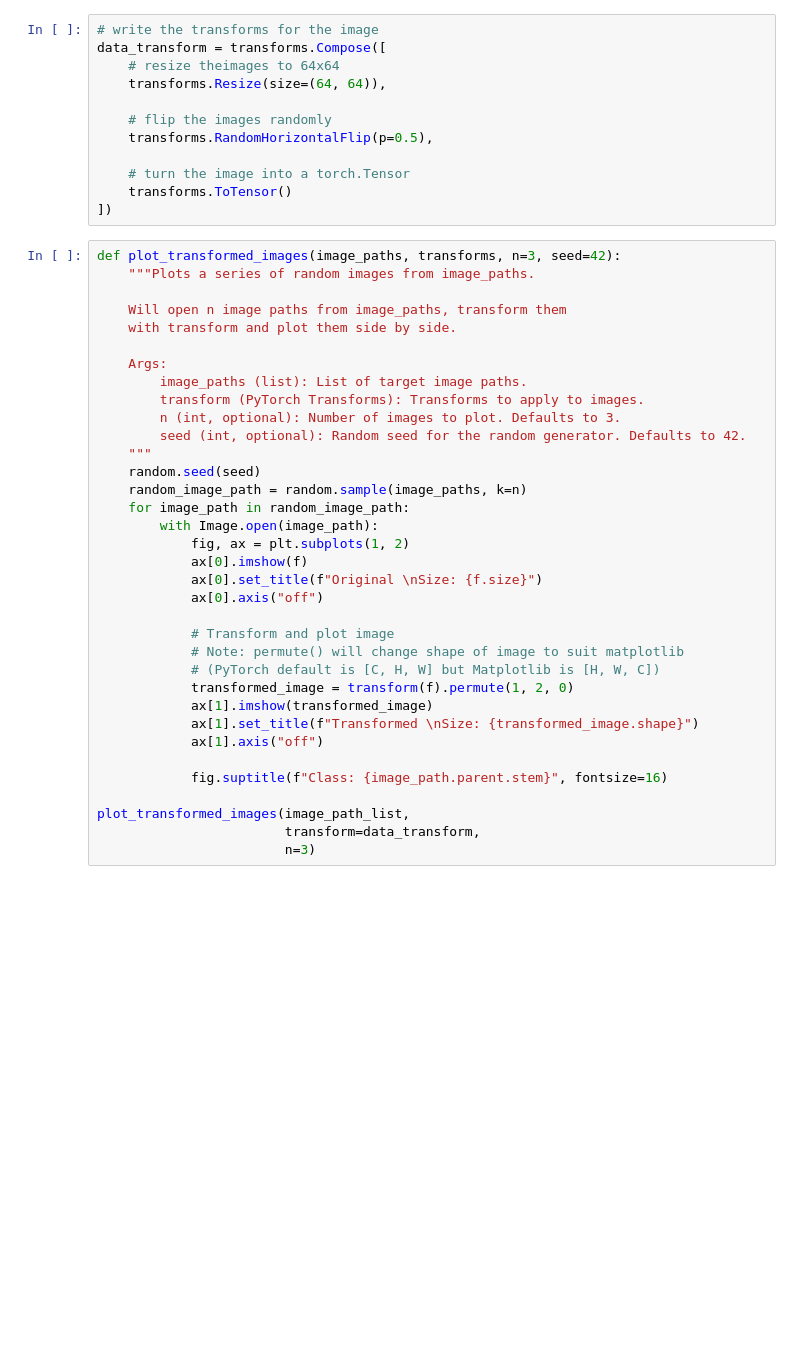
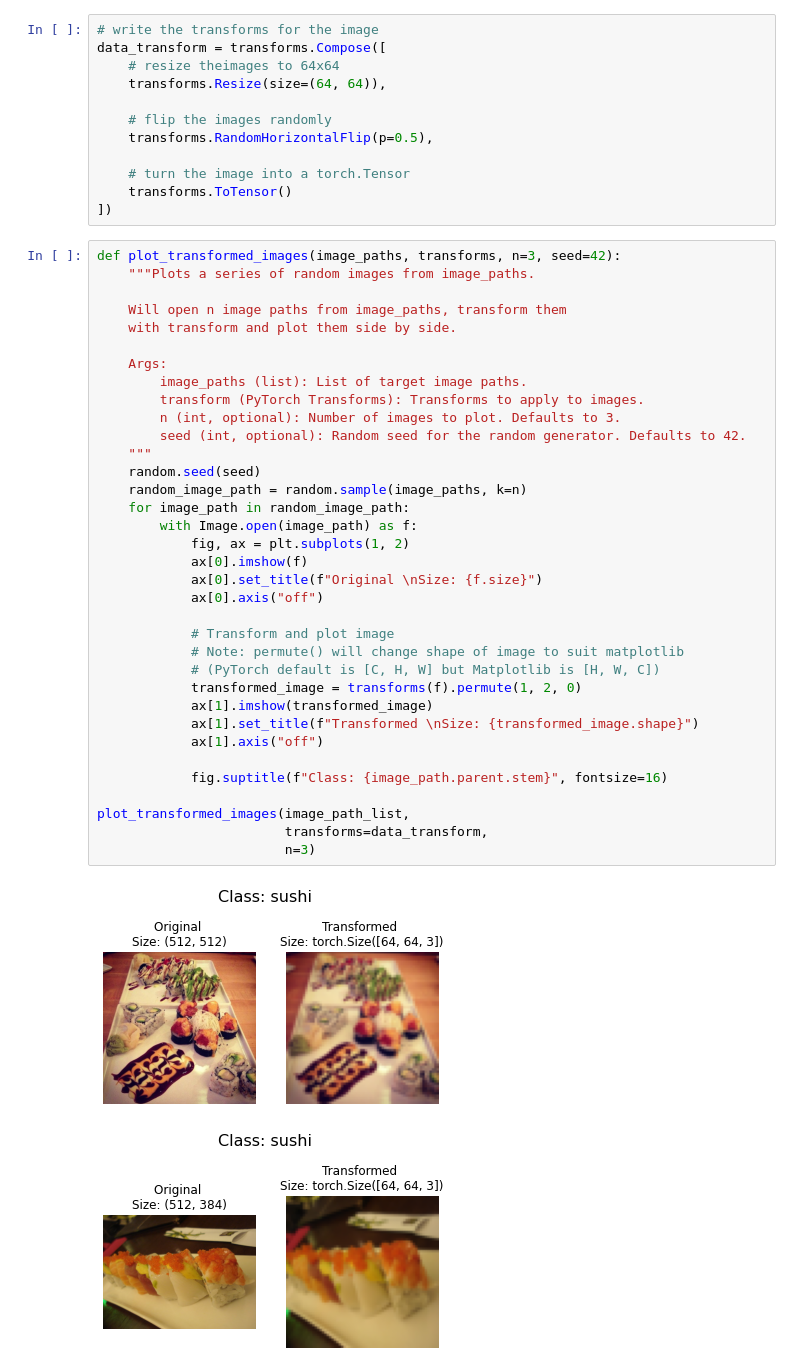
Before and after one commit to s0um0r0y/coding-practise, a Jupyter notebook: deep_learning_practise/custom_dataset.ipynb, the cells around one changed output. Saved outputs shown, nothing was run; the diff lists cells and outputs as text; blank space fills up the shorter version.

Commit message:
transformed image output

```diff
--- a/deep_learning_practise/custom_dataset.ipynb
+++ b/deep_learning_practise/custom_dataset.ipynb
@@ -144,33 +144,36 @@ def plot_transformed_images(image_paths, transforms, n=3, seed=42):
     """Plots a series of random images from image_paths.
 
     Will open n image paths from image_paths, transform them
     with transform and plot them side by side.
 
     Args:
         image_paths (list): List of target image paths.
         transform (PyTorch Transforms): Transforms to apply to images.
         n (int, optional): Number of images to plot. Defaults to 3.
         seed (int, optional): Random seed for the random generator. Defaults to 42.
     """
     random.seed(seed)
     random_image_path = random.sample(image_paths, k=n)
     for image_path in random_image_path:
-        with Image.open(image_path):
+        with Image.open(image_path) as f:
             fig, ax = plt.subplots(1, 2)
             ax[0].imshow(f)
             ax[0].set_title(f"Original \nSize: {f.size}")
             ax[0].axis("off")
 
             # Transform and plot image
             # Note: permute() will change shape of image to suit matplotlib
             # (PyTorch default is [C, H, W] but Matplotlib is [H, W, C])
-            transformed_image = transform(f).permute(1, 2, 0)
+            transformed_image = transforms(f).permute(1, 2, 0)
             ax[1].imshow(transformed_image)
             ax[1].set_title(f"Transformed \nSize: {transformed_image.shape}")
             ax[1].axis("off")
 
             fig.suptitle(f"Class: {image_path.parent.stem}", fontsize=16)
 
 plot_transformed_images(image_path_list,
-                        transform=data_transform,
+                        transforms=data_transform,
                         n=3)
+# %% [output]
+[figure, added]
+[figure, added]
```
Also changed, not shown: parts of 1 cell of this notebook.
